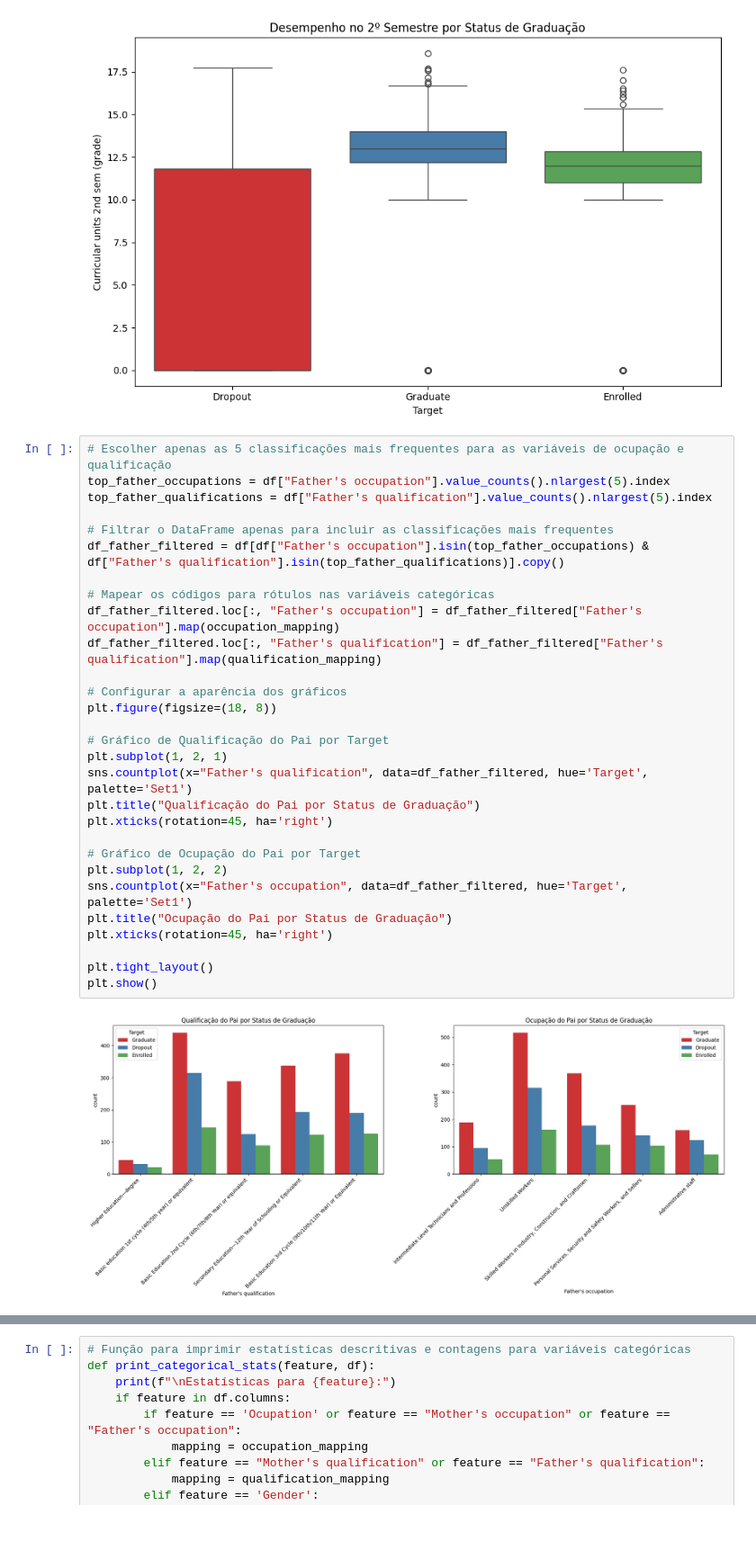
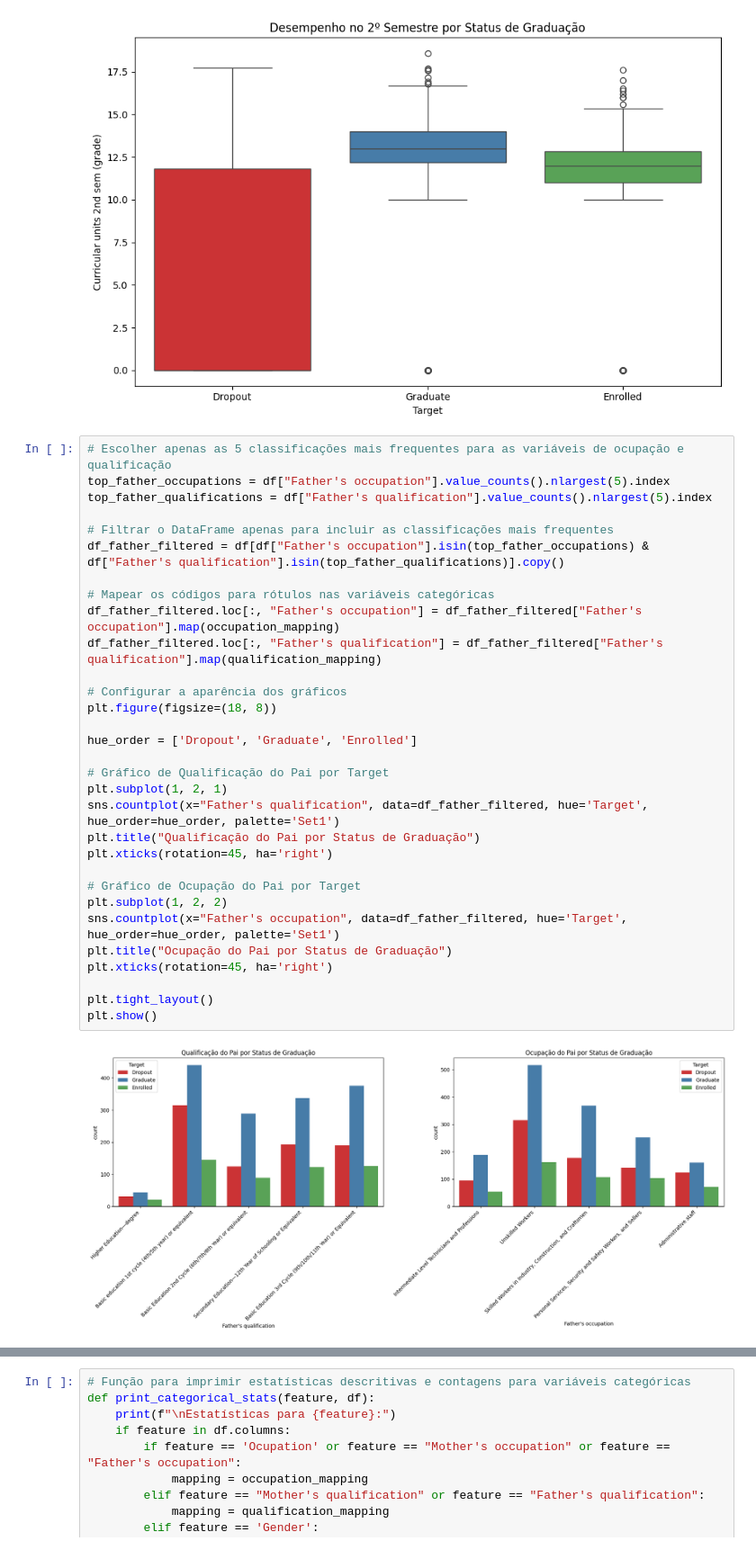
Before and after one commit to Chbmleao/DataMining-TP3, a Jupyter notebook: TP_Mineração_de_Dados.ipynb, the cells around one changed output, grey strips where cells are left out. Shown at 90% size. Drawn from its saved outputs; the diff is of its cells as text.

```diff
--- a/TP_Mineração_de_Dados.ipynb
+++ b/TP_Mineração_de_Dados.ipynb
@@ -326,34 +277,36 @@ plt.show()
 # %%
 # Escolher apenas as 5 classificações mais frequentes para as variáveis de ocupação e qualificação
 top_father_occupations = df["Father's occupation"].value_counts().nlargest(5).index
 top_father_qualifications = df["Father's qualification"].value_counts().nlargest(5).index
 
 # Filtrar o DataFrame apenas para incluir as classificações mais frequentes
 df_father_filtered = df[df["Father's occupation"].isin(top_father_occupations) & df["Father's qualification"].isin(top_father_qualifications)].copy()
 
 # Mapear os códigos para rótulos nas variáveis categóricas
 df_father_filtered.loc[:, "Father's occupation"] = df_father_filtered["Father's occupation"].map(occupation_mapping)
 df_father_filtered.loc[:, "Father's qualification"] = df_father_filtered["Father's qualification"].map(qualification_mapping)
 
 # Configurar a aparência dos gráficos
 plt.figure(figsize=(18, 8))
 
+hue_order = ['Dropout', 'Graduate', 'Enrolled']
+
 # Gráfico de Qualificação do Pai por Target
 plt.subplot(1, 2, 1)
-sns.countplot(x="Father's qualification", data=df_father_filtered, hue='Target', palette='Set1')
+sns.countplot(x="Father's qualification", data=df_father_filtered, hue='Target', hue_order=hue_order, palette='Set1')
 plt.title("Qualificação do Pai por Status de Graduação")
 plt.xticks(rotation=45, ha='right')
 
 # Gráfico de Ocupação do Pai por Target
 plt.subplot(1, 2, 2)
-sns.countplot(x="Father's occupation", data=df_father_filtered, hue='Target', palette='Set1')
+sns.countplot(x="Father's occupation", data=df_father_filtered, hue='Target', hue_order=hue_order, palette='Set1')
 plt.title("Ocupação do Pai por Status de Graduação")
 plt.xticks(rotation=45, ha='right')
 
 plt.tight_layout()
 plt.show()
 # %% [output]
-[figure, old version]
+[figure, new version]
 # %%
 # Escolher apenas as 5 classificações mais frequentes para as variáveis de ocupação e qualificação
 top_mother_occupations = df["Mother's occupation"].value_counts().nlargest(5).index
```
Also changed, not shown: parts of 17 cells of this notebook.
